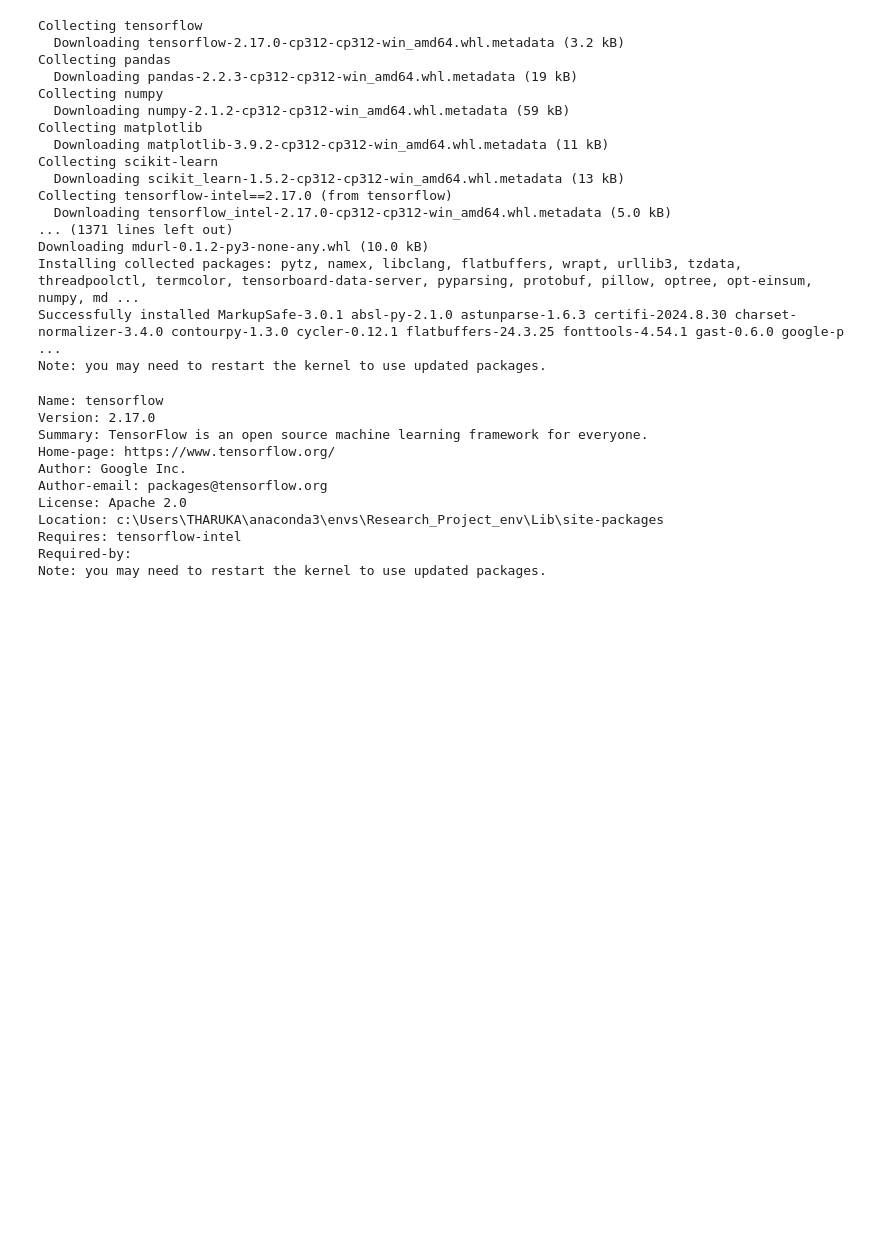
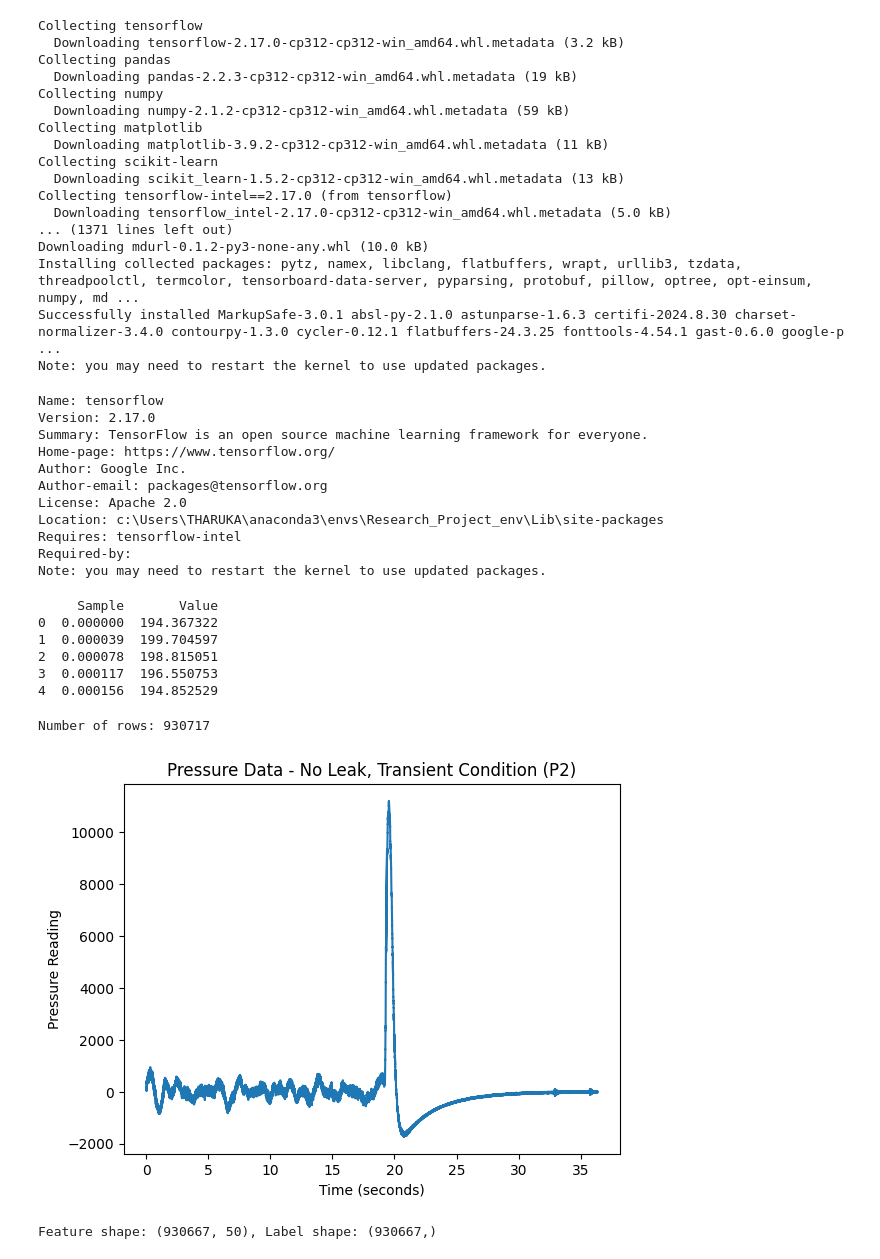
Before and after one commit to TLG442/Research_Project, a Jupyter notebook: Research_model.ipynb, the cells around one changed output. Drawn from its saved outputs; the diff is of its cells as text; code cells hidden in the pictures; blank space fills up the shorter version.

Commit message:
Developed a basic lstm model and fed a No leak transient_p2 sensor data to it

```diff
--- a/Research_model.ipynb
+++ b/Research_model.ipynb
@@ -39,3 +39,45 @@ Location: c:\Users\THARUKA\anaconda3\envs\Research_Project_env\Lib\site-packages
 Requires: tensorflow-intel
 Required-by:
 Note: you may need to restart the kernel to use updated packages.
+# %%
+# Load the data from the CSV file
+data = pd.read_csv('LO_NL_Transient_P2.csv')
+
+# Display the first few rows to understand the structure
+print(data.head())
+# %% [output]
+     Sample       Value
+0  0.000000  194.367322
+1  0.000039  199.704597
+2  0.000078  198.815051
+3  0.000117  196.550753
+4  0.000156  194.852529
+# %%
+num_rows = data.shape[0]
+print(f"Number of rows: {num_rows}")
+# %% [output]
+Number of rows: 930717
+# %%
+plt.plot(data['Sample'], data['Value'])
+plt.title('Pressure Data - No Leak, Transient Condition (P2)')
+plt.xlabel('Time (seconds)')
+plt.ylabel('Pressure Reading')
+plt.show()
+# %% [output]
+[figure, added]
+# %%
+# Define a function to create sequences
+def create_sequences(data, window_size=50):
+    X = []
+    y = []
+    for i in range(len(data) - window_size):
+        X.append(data['Value'][i:i+window_size].values)
+        y.append(data['Value'][i+window_size])
+    return np.array(X), np.array(y)
+
+# Create sequences with a window size of 50
+window_size = 50
+X, y = create_sequences(data, window_size)
+print(f"Feature shape: {X.shape}, Label shape: {y.shape}")
+# %% [output]
+Feature shape: (930667, 50), Label shape: (930667,)
```
Also changed, not shown: parts of 7 cells of this notebook, 1 other file.
